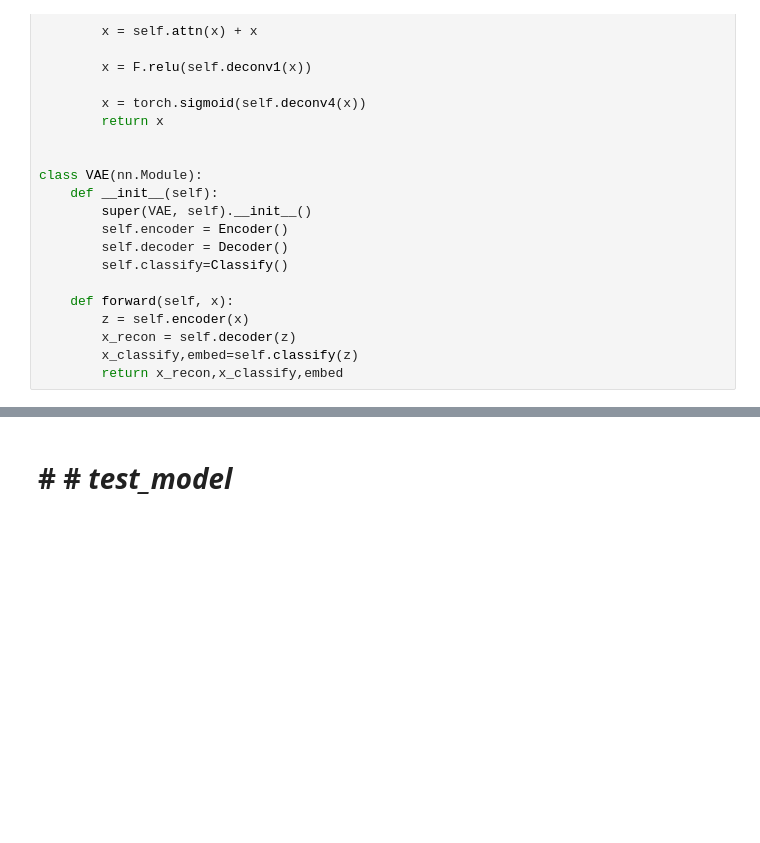
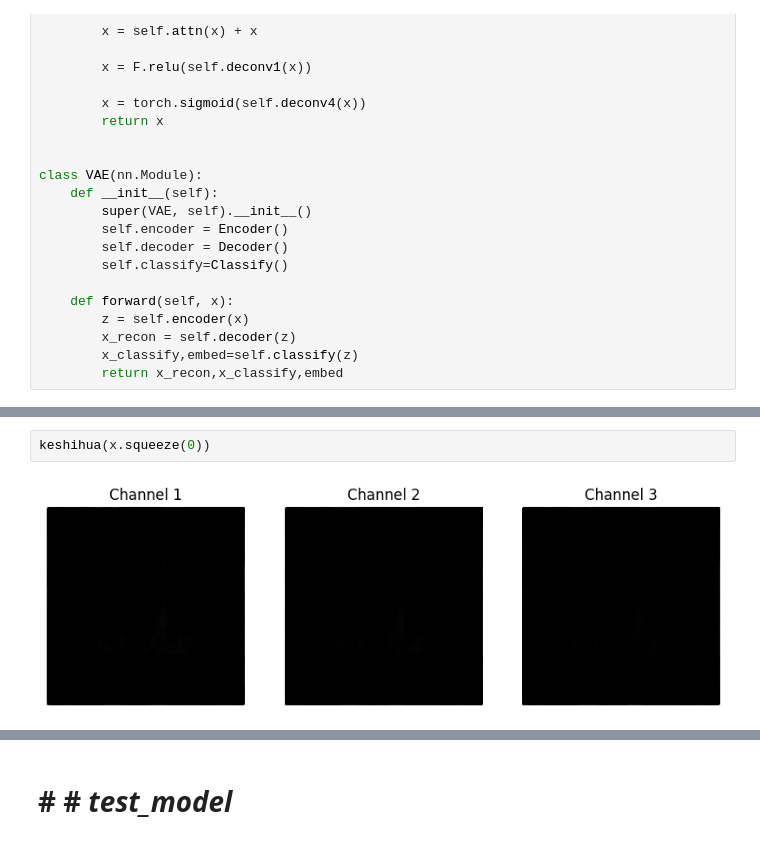
Before and after one commit to sxd66/transformer, a Jupyter notebook: vae-train.ipynb, the cells around one changed output, grey strips where cells are left out. Drawn from its saved outputs; the diff is of its cells as text; blank space fills up the shorter version.

```diff
--- a/vae-train.ipynb
+++ b/vae-train.ipynb
@@ -388,0 +469,4 @@ tensor(0.3757, requires_grad=True)
+# %%
+keshihua(x.squeeze(0))
+# %% [output]
+[figure, added]
```
Also changed, not shown: parts of 14 cells of this notebook.
